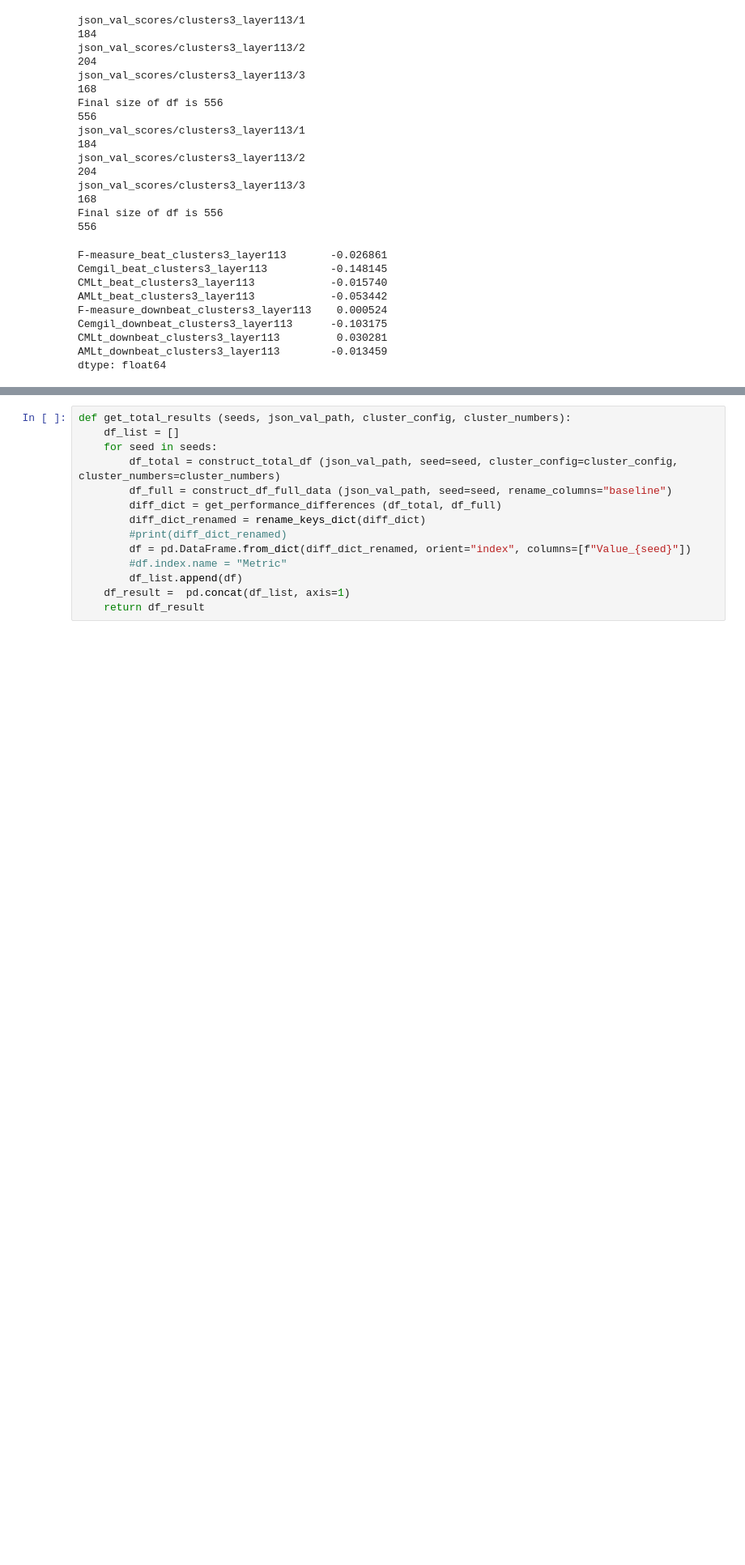
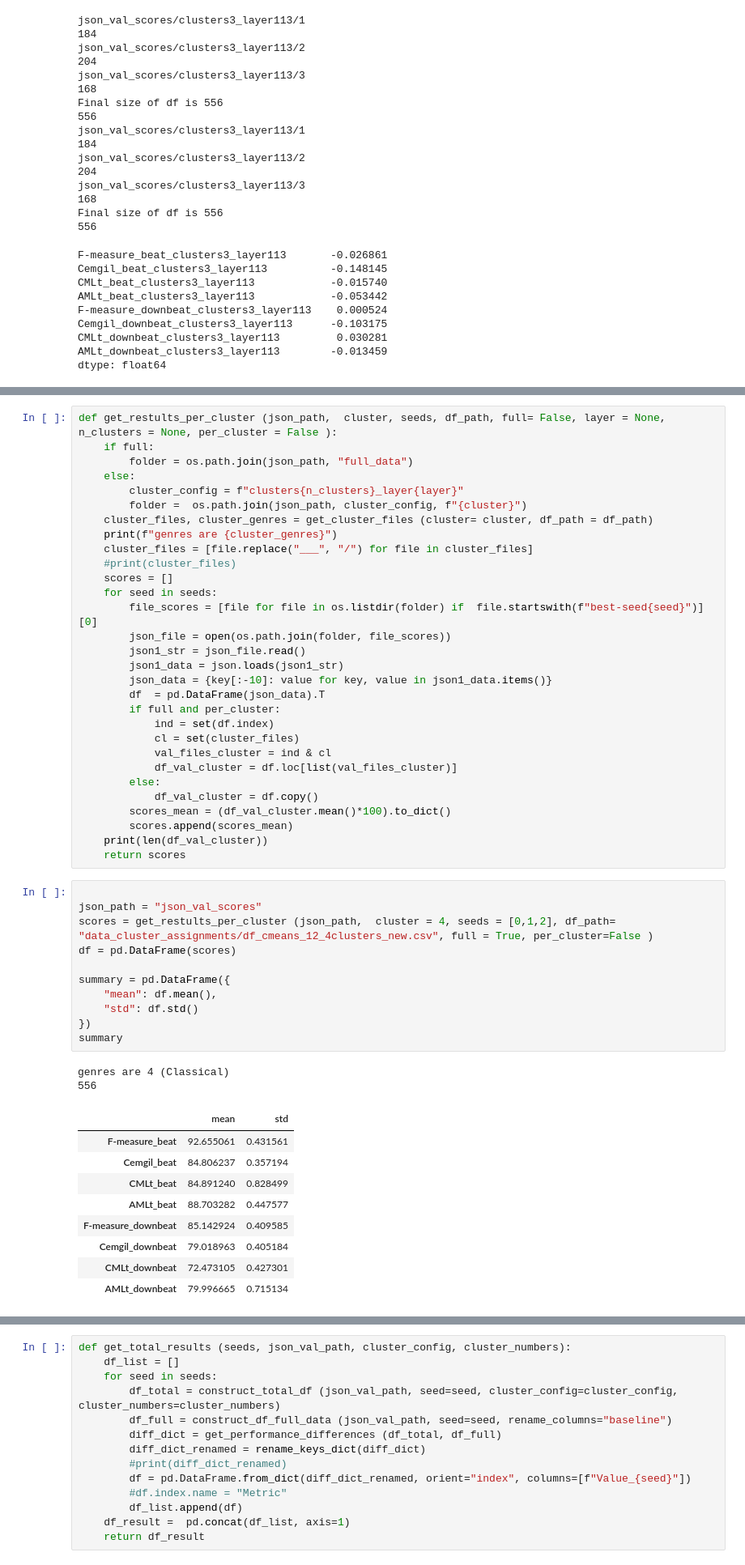
Before and after one commit to PulyaPolya/beat_this, a Jupyter notebook: results_evaluation.ipynb, the cells around one changed output, grey strips where cells are left out. Shown at 81% size. Drawn from its saved outputs; the diff is of its cells as text; blank space fills up the shorter version.

```diff
--- a/results_evaluation.ipynb
+++ b/results_evaluation.ipynb
@@ -171,0 +276,53 @@ dtype: float64
+# %%
+def get_restults_per_cluster (json_path,  cluster, seeds, df_path, full= False, layer = None, n_clusters = None, per_cluster = False ):
+    if full:
+        folder = os.path.join(json_path, "full_data")
+    else:
+        cluster_config = f"clusters{n_clusters}_layer{layer}"
+        folder =  os.path.join(json_path, cluster_config, f"{cluster}")
+    cluster_files, cluster_genres = get_cluster_files (cluster= cluster, df_path = df_path)
+    print(f"genres are {cluster_genres}")
+    cluster_files = [file.replace("___", "/") for file in cluster_files]
+    #print(cluster_files)
+    scores = []
+    for seed in seeds:
+        file_scores = [file for file in os.listdir(folder) if  file.startswith(f"best-seed{seed}")][0]
+        json_file = open(os.path.join(folder, file_scores))
+        json1_str = json_file.read()
+        json1_data = json.loads(json1_str)
+        json_data = {key[:-10]: value for key, value in json1_data.items()}
+        df  = pd.DataFrame(json_data).T
+        if full and per_cluster:
+            ind = set(df.index)
+            cl = set(cluster_files)
+            val_files_cluster = ind & cl
+            df_val_cluster = df.loc[list(val_files_cluster)]
+        else:
+            df_val_cluster = df.copy()
+        scores_mean = (df_val_cluster.mean()*100).to_dict()
+        scores.append(scores_mean)
+    print(len(df_val_cluster))
+    return scores
+# %%
+
+json_path = "json_val_scores"
+scores = get_restults_per_cluster (json_path,  cluster = 4, seeds = [0,1,2], df_path= "data_cluster_assignments/df_cmeans_12_4clusters_new.csv", full = True, per_cluster=False )
+df = pd.DataFrame(scores)
+
+summary = pd.DataFrame({
+    "mean": df.mean(),
+    "std": df.std()
+})
+summary
+# %% [output]
+genres are 4 (Classical)
+556
+|  | mean | std |
+| F-measure_beat | 92.655061 | 0.431561 |
+| Cemgil_beat | 84.806237 | 0.357194 |
+| CMLt_beat | 84.891240 | 0.828499 |
+| AMLt_beat | 88.703282 | 0.447577 |
+| F-measure_downbeat | 85.142924 | 0.409585 |
+| Cemgil_downbeat | 79.018963 | 0.405184 |
+| CMLt_downbeat | 72.473105 | 0.427301 |
+| AMLt_downbeat | 79.996665 | 0.715134 |
```
Also changed, not shown: parts of 10 cells of this notebook.
